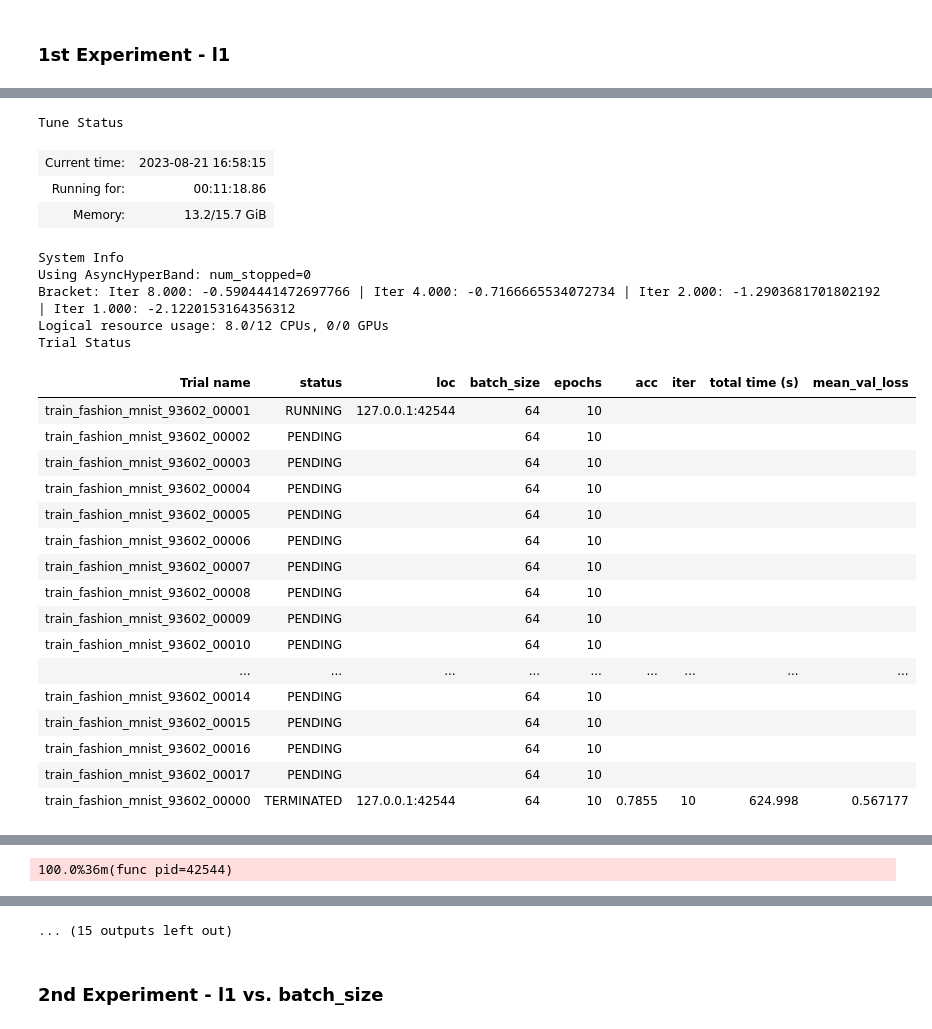
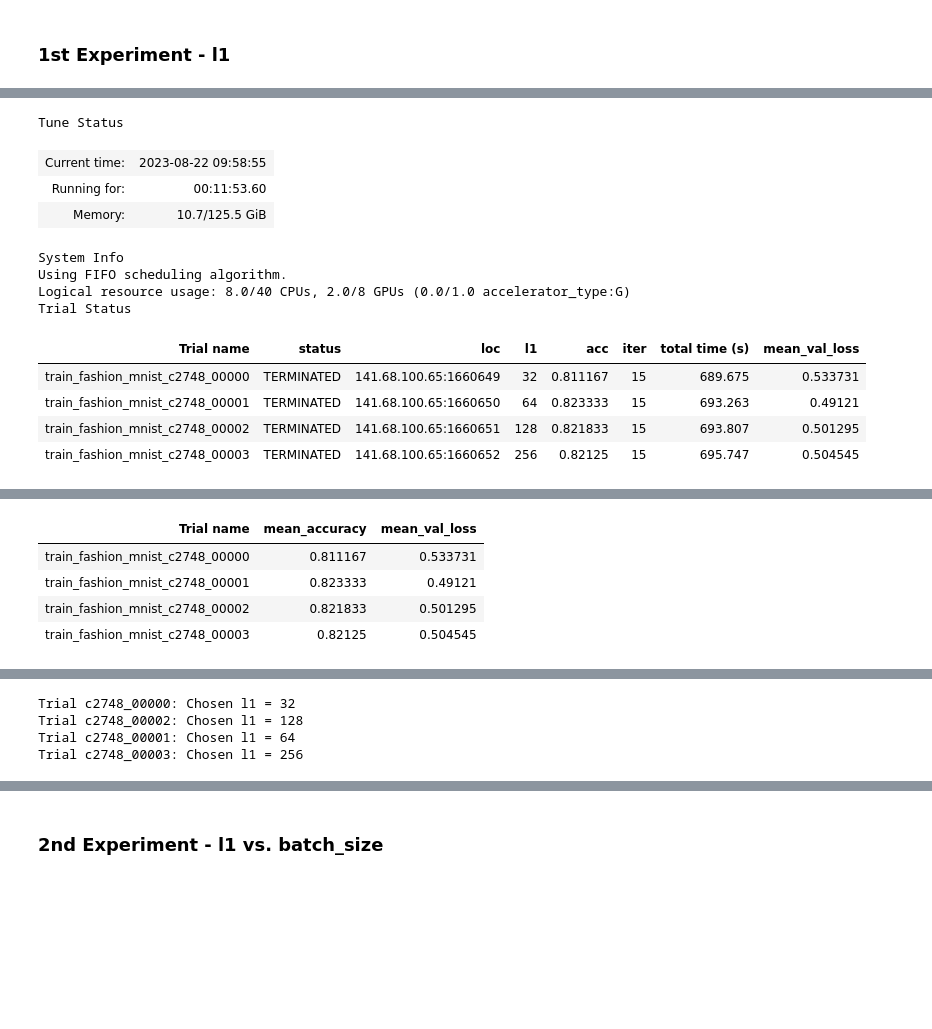
Before and after one commit to LuisaIb/fashion-tuning, a Jupyter notebook: 50random_trials_experiments.ipynb, the cells around one changed output, grey strips where cells are left out. Cells and saved outputs as stored; diff of their text form; code cells hidden in the pictures; blank space fills up the shorter version.

```diff
--- a/50random_trials_experiments.ipynb
+++ b/50random_trials_experiments.ipynb
@@ -80,20 +98,8 @@ def train_fashion_mnist(config):
             net = nn.DataParallel(net)
     net.to(device)
 
-    # loading data
-    data_dir = "./data"
-    transform = transforms.Compose(
-        [transforms.ToTensor(),
-        transforms.Normalize((0.5,), (0.5,))])
-
-    trainset = torchvision.datasets.FashionMNIST(data_dir,
-        download=True,
-        train=True,
-        transform=transform)
-    testset = torchvision.datasets.FashionMNIST(data_dir,
-        download=True,
-        train=False,
-        transform=transform)
+    # # loading data
+    trainset, testset = load_data()
 
     # Split the training set into subsets
     test_abs = int(len(trainset) * 0.8)
@@ -172,21 +175,26 @@ scheduler = ASHAScheduler(
 # %% [markdown]
 ### 1st Experiment - l1
 # %%
+num_samples = 1
+
 config = {
-    "epochs": tune.choice([10]),
+    "epochs": 15,
     "learning_rate": 1e-3, # 0.001
-    "batch_size": tune.choice([64]),
-    "l1": tune.sample_from(lambda _: 2**np.random.randint(5, 7)) # 32, 64, 128
+    "batch_size": 64,
+    "l1": tune.grid_search([32, 64, 128, 256]) # 32, 64, 128
 }
 # %%
+load_data()
+
 result_l1 = tune.run(
     partial(train_fashion_mnist),
-    resources_per_trial={"cpu": 8, "gpu": 0},
+    resources_per_trial={"cpu": 8, "gpu": 2},
     config=config,
     num_samples=num_samples,
-    storage_path='./tune_runs/',
+    storage_path='./tune_runs/e1',
     search_alg=BasicVariantGenerator(random_state=40),
-    scheduler=scheduler,
+    #scheduler=scheduler,
+    chdir_to_trial_dir=False,
     callbacks=[print_l1_callback]
 )
 
@@ -205,26 +216,13 @@ print("Best trial metrics:", best_metrics)
 Tune Status
-| Current time: | 2023-08-21 16:58:15 |
-| Running for: | 00:11:18.86 |
-| Memory: | 13.2/15.7 GiB |
+| Current time: | 2023-08-22 09:58:55 |
+| Running for: | 00:11:53.60 |
+| Memory: | 10.7/125.5 GiB |
 System Info
-Using AsyncHyperBand: num_stopped=0
-Bracket: Iter 8.000: -0.5904441472697766 | Iter 4.000: -0.7166665534072734 | Iter 2.000: -1.2903681701802192 | Iter 1.000: -2.1220153164356312
-Logical resource usage: 8.0/12 CPUs, 0/0 GPUs
+Using FIFO scheduling algorithm.
+Logical resource usage: 8.0/40 CPUs, 2.0/8 GPUs (0.0/1.0 accelerator_type:G)
 Trial Status
-| Trial name | status | loc | batch_size | epochs | acc | iter | total time (s) | mean_val_loss |
-| train_fashion_mnist_93602_00001 | RUNNING | 127.0.0.1:42544 | 64 | 10 |  |  |  |  |
-| train_fashion_mnist_93602_00002 | PENDING |  | 64 | 10 |  |  |  |  |
-| train_fashion_mnist_93602_00003 | PENDING |  | 64 | 10 |  |  |  |  |
-| train_fashion_mnist_93602_00004 | PENDING |  | 64 | 10 |  |  |  |  |
-| train_fashion_mnist_93602_00005 | PENDING |  | 64 | 10 |  |  |  |  |
-| train_fashion_mnist_93602_00006 | PENDING |  | 64 | 10 |  |  |  |  |
-| train_fashion_mnist_93602_00007 | PENDING |  | 64 | 10 |  |  |  |  |
-| train_fashion_mnist_93602_00008 | PENDING |  | 64 | 10 |  |  |  |  |
-| train_fashion_mnist_93602_00009 | PENDING |  | 64 | 10 |  |  |  |  |
-| train_fashion_mnist_93602_00010 | PENDING |  | 64 | 10 |  |  |  |  |
-| ... | ... | ... | ... | ... | ... | ... | ... | ... |
-| train_fashion_mnist_93602_00014 | PENDING |  | 64 | 10 |  |  |  |  |
-| train_fashion_mnist_93602_00015 | PENDING |  | 64 | 10 |  |  |  |  |
-| train_fashion_mnist_93602_00016 | PENDING |  | 64 | 10 |  |  |  |  |
-| train_fashion_mnist_93602_00017 | PENDING |  | 64 | 10 |  |  |  |  |
-| train_fashion_mnist_93602_00000 | TERMINATED | 127.0.0.1:42544 | 64 | 10 | 0.7855 | 10 | 624.998 | 0.567177 |
+| Trial name | status | loc | l1 | acc | iter | total time (s) | mean_val_loss |
+| train_fashion_mnist_c2748_00000 | TERMINATED | 141.68.100.65:1660649 | 32 | 0.811167 | 15 | 689.675 | 0.533731 |
+| train_fashion_mnist_c2748_00001 | TERMINATED | 141.68.100.65:1660650 | 64 | 0.823333 | 15 | 693.263 | 0.49121 |
+| train_fashion_mnist_c2748_00002 | TERMINATED | 141.68.100.65:1660651 | 128 | 0.821833 | 15 | 693.807 | 0.501295 |
+| train_fashion_mnist_c2748_00003 | TERMINATED | 141.68.100.65:1660652 | 256 | 0.82125 | 15 | 695.747 | 0.504545 |
@@ -249,0 +237,5 @@ Trial Status
+| Trial name | mean_accuracy | mean_val_loss |
+| train_fashion_mnist_c2748_00000 | 0.811167 | 0.533731 |
+| train_fashion_mnist_c2748_00001 | 0.823333 | 0.49121 |
+| train_fashion_mnist_c2748_00002 | 0.821833 | 0.501295 |
+| train_fashion_mnist_c2748_00003 | 0.82125 | 0.504545 |
@@ -257 +259,4 @@ Trial Status
-100.0%36m(func pid=42544)
+Trial c2748_00000: Chosen l1 = 32
+Trial c2748_00002: Chosen l1 = 128
+Trial c2748_00001: Chosen l1 = 64
+Trial c2748_00003: Chosen l1 = 256
@@ -280,4 +284,3 @@ Trial Status
-... (15 outputs left out)
 # %% [markdown]
 ### 2nd Experiment - l1 vs. batch_size
 # %%
```
Also changed, not shown: parts of 16 cells of this notebook.
